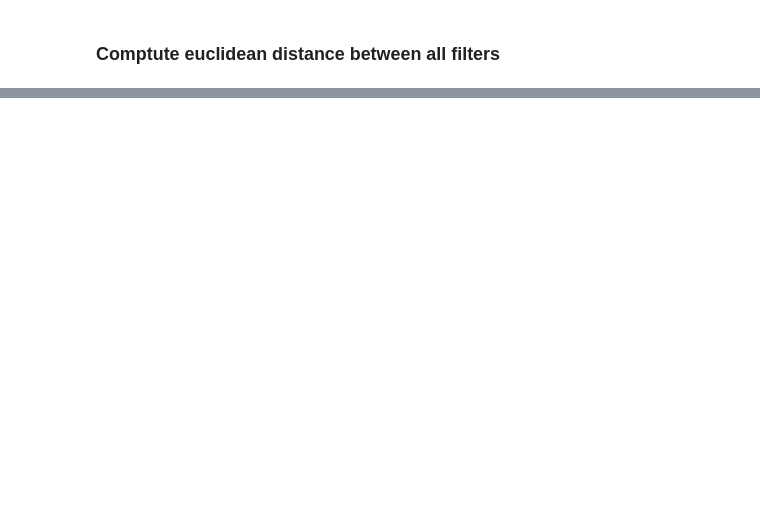
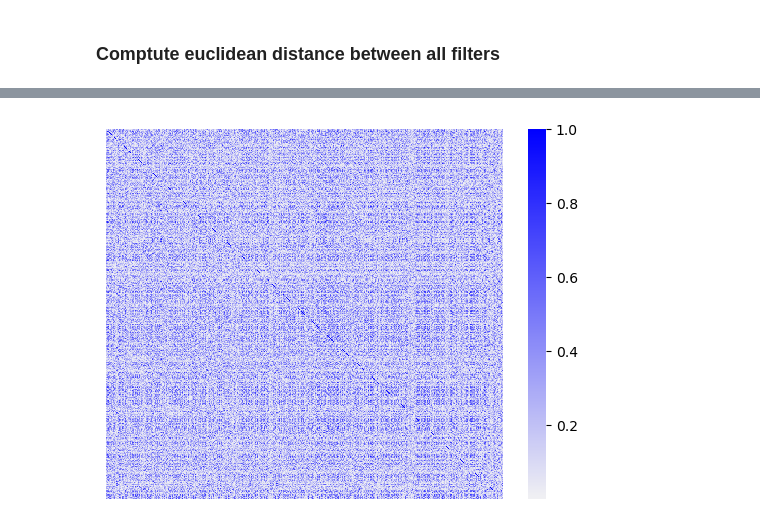
Before and after one commit to janulm/deep-learning-advanced-initialization, a Jupyter notebook: weight_visualization.ipynb, the cells around one changed output, grey strips where cells are left out. Cells and saved outputs as stored; diff of their text form; code cells hidden in the pictures; blank space fills up the shorter version.

```diff
--- a/weight_visualization.ipynb
+++ b/weight_visualization.ipynb
@@ -180,0 +199,5 @@ plt.scatter(np.linspace(0,255,256),np.array(euc_dist).T[150])
+# %%
+ax = sns.heatmap(pcs, linewidth=0.5,xticklabels=False, yticklabels=False,linecolor=None,cmap=sns.color_palette("light:b", as_cmap=True))
+plt.show()
+# %% [output]
+[figure, added]
```
Also changed, not shown: parts of 22 cells of this notebook.
